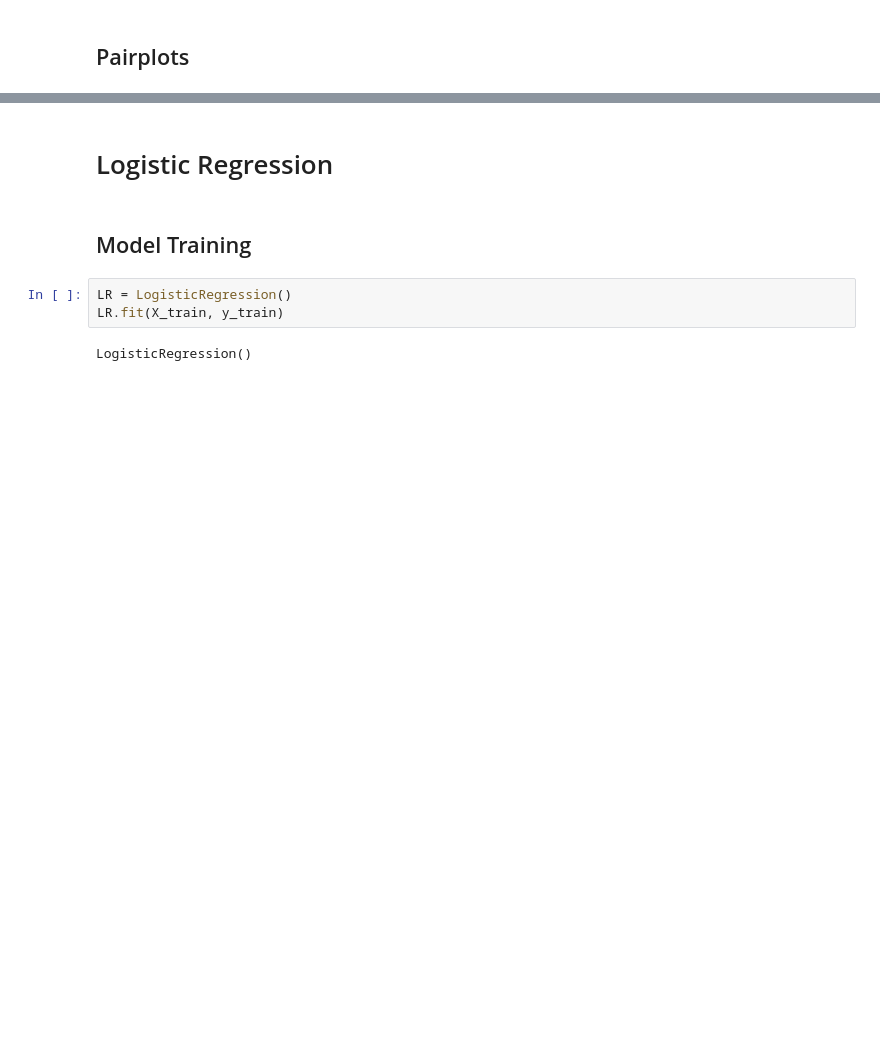
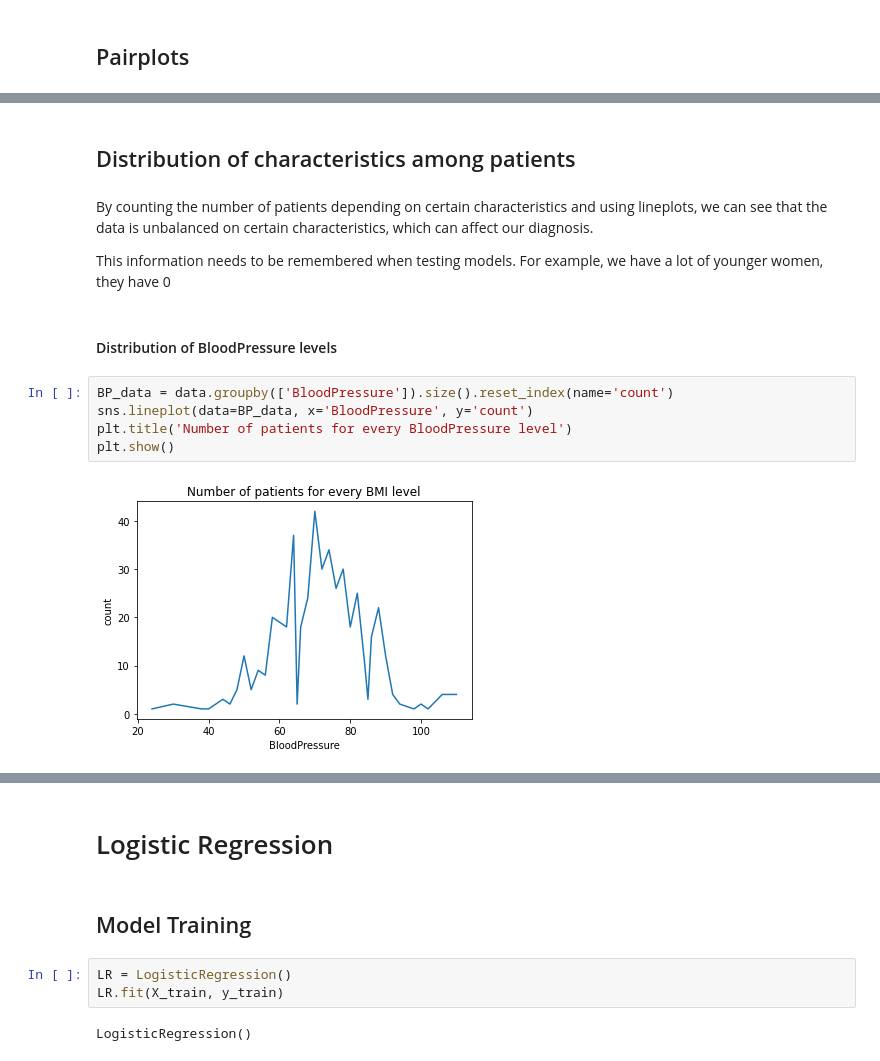
Before and after one commit to lynda-trad/PIMA, a Jupyter notebook: PIMA.ipynb, the cells around one changed output, grey strips where cells are left out. Saved outputs shown, nothing was run; the diff lists cells and outputs as text; blank space fills up the shorter version.

```diff
--- a/PIMA.ipynb
+++ b/PIMA.ipynb
@@ -162,0 +167,15 @@ fig.show()
+# %% [markdown]
+## Distribution of characteristics among patients
+# %% [markdown]
+By counting the number of patients depending on certain characteristics and using lineplots, we can see that the data is unbalanced on certain characteristics, which can affect our diagnosis.
+
+This information needs to be remembered when testing models. For example, we have a lot of younger women, they have 0
+# %% [markdown]
+#### Distribution of BloodPressure levels
+# %%
+BP_data = data.groupby(['BloodPressure']).size().reset_index(name='count')
+sns.lineplot(data=BP_data, x='BloodPressure', y='count')
+plt.title('Number of patients for every BloodPressure level')
+plt.show()
+# %% [output]
+[figure, added]
```
Also changed, not shown: parts of 27 cells of this notebook.
